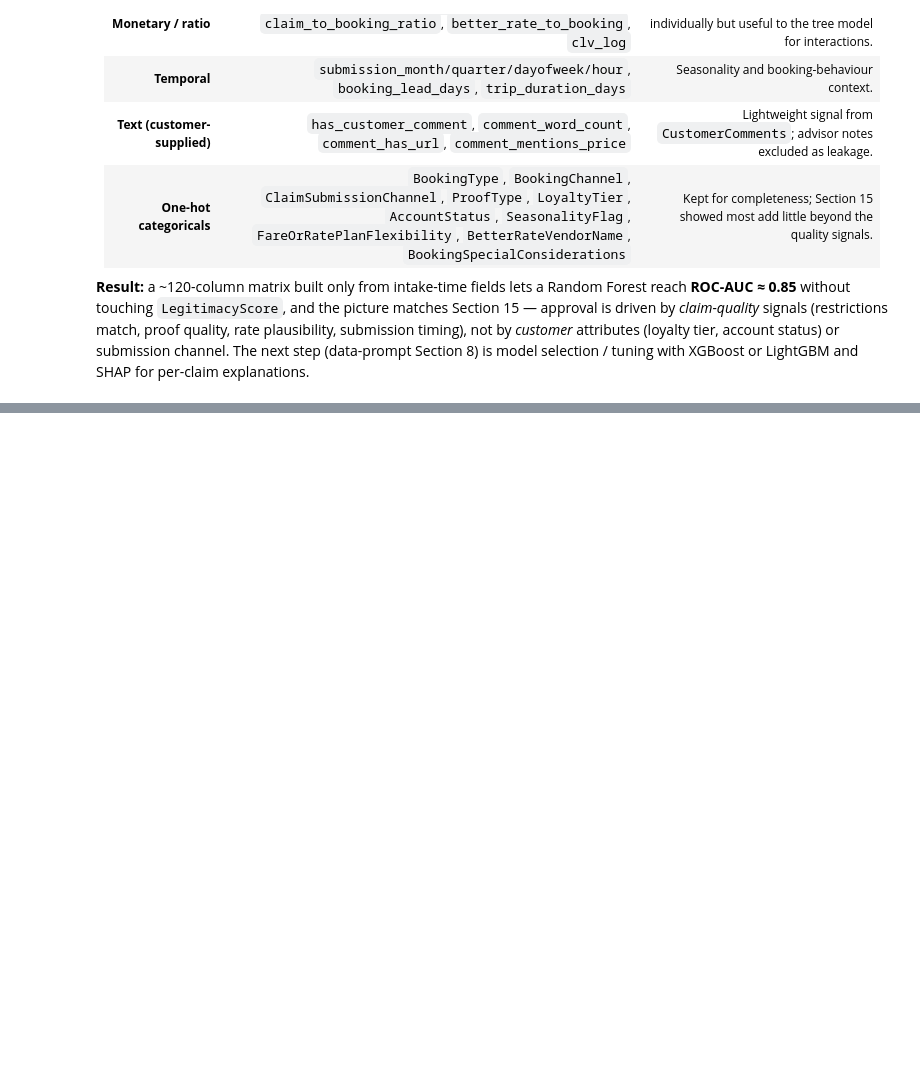
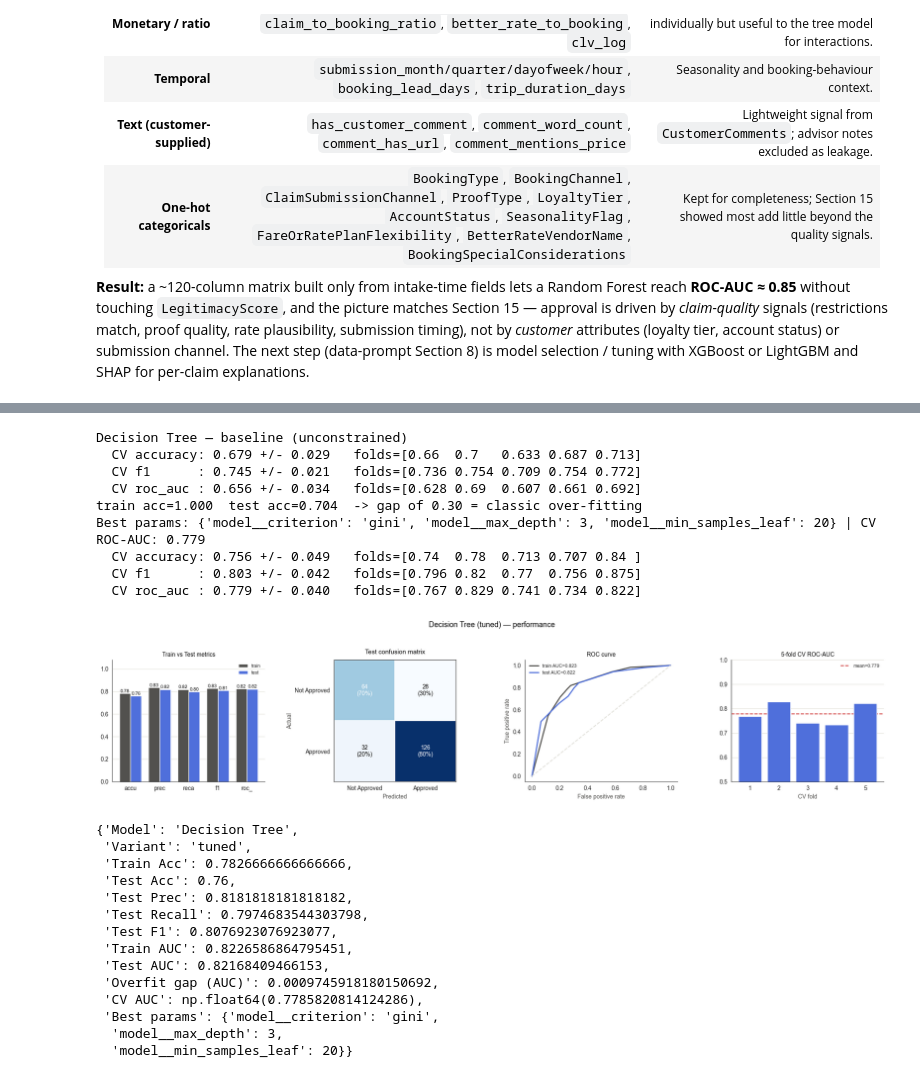
Before and after one commit to dpathak1969/PriceMatchGuarantee, a Jupyter notebook: PMG.ipynb, the cells around one changed output, grey strips where cells are left out. Saved outputs shown, nothing was run; the diff lists cells and outputs as text; code cells hidden in the pictures; blank space fills up the shorter version.

```diff
--- a/PMG.ipynb
+++ b/PMG.ipynb
@@ -1557,0 +2130,52 @@ and SHAP for per-claim explanations.
+# %%
+from sklearn.tree import DecisionTreeClassifier
+
+# ---------- baseline (deliberately unconstrained -> overfits, for contrast) ----------
+dt_base = tree_pipeline(DecisionTreeClassifier(class_weight="balanced", random_state=RANDOM_STATE))
+dt_base.fit(X_train, y_train)
+print("Decision Tree — baseline (unconstrained)")
+dt_cv_means, dt_cvres = cross_val_report(dt_base, X_train, y_train)
+m = split_metrics(dt_base, X_train, y_train, X_test, y_test)
+record_result("Decision Tree", "baseline", m, dt_cv_means)
+print(f"train acc={m['train']['accuracy']:.3f}  test acc={m['test']['accuracy']:.3f}  "
+      f"-> gap of {m['train']['accuracy'] - m['test']['accuracy']:.2f} = classic over-fitting")
+
+# ---------- fine-tuning (regularise the tree) ----------
+dt_grid = GridSearchCV(
+    tree_pipeline(DecisionTreeClassifier(class_weight="balanced", random_state=RANDOM_STATE)),
+    param_grid={"model__max_depth": [3, 4, 5, 6, 8, None],
+                "model__min_samples_leaf": [1, 5, 10, 20],
+                "model__criterion": ["gini", "entropy"]},
+    cv=CV, scoring="roc_auc", n_jobs=-1)
+dt_grid.fit(X_train, y_train)
+print("Best params:", dt_grid.best_params_, "| CV ROC-AUC:", round(dt_grid.best_score_, 3))
+
+dt_best = dt_grid.best_estimator_
+dt_tuned_cv_means, dt_tuned_cvres = cross_val_report(dt_best, X_train, y_train)
+m_dt = plot_model_report("Decision Tree (tuned)", dt_best, dt_tuned_cvres)
+record_result("Decision Tree", "tuned", m_dt, dt_tuned_cv_means, dt_grid.best_params_)
+# %% [output]
+Decision Tree — baseline (unconstrained)
+  CV accuracy: 0.679 +/- 0.029   folds=[0.66  0.7   0.633 0.687 0.713]
+  CV f1      : 0.745 +/- 0.021   folds=[0.736 0.754 0.709 0.754 0.772]
+  CV roc_auc : 0.656 +/- 0.034   folds=[0.628 0.69  0.607 0.661 0.692]
+train acc=1.000  test acc=0.704  -> gap of 0.30 = classic over-fitting
+Best params: {'model__criterion': 'gini', 'model__max_depth': 3, 'model__min_samples_leaf': 20} | CV ROC-AUC: 0.779
+  CV accuracy: 0.756 +/- 0.049   folds=[0.74  0.78  0.713 0.707 0.84 ]
+  CV f1      : 0.803 +/- 0.042   folds=[0.796 0.82  0.77  0.756 0.875]
+  CV roc_auc : 0.779 +/- 0.040   folds=[0.767 0.829 0.741 0.734 0.822]
+[figure, added]
+{'Model': 'Decision Tree',
+ 'Variant': 'tuned',
+ 'Train Acc': 0.7826666666666666,
+ 'Test Acc': 0.76,
+ 'Test Prec': 0.8181818181818182,
+ 'Test Recall': 0.7974683544303798,
+ 'Test F1': 0.8076923076923077,
+ 'Train AUC': 0.8226586864795451,
+ 'Test AUC': 0.82168409466153,
+ 'Overfit gap (AUC)': 0.0009745918180150692,
+ 'CV AUC': np.float64(0.7785820814124286),
+ 'Best params': {'model__criterion': 'gini',
+  'model__max_depth': 3,
+  'model__min_samples_leaf': 20}}
```
Also changed, not shown: parts of 50 cells of this notebook, 1 other file.
